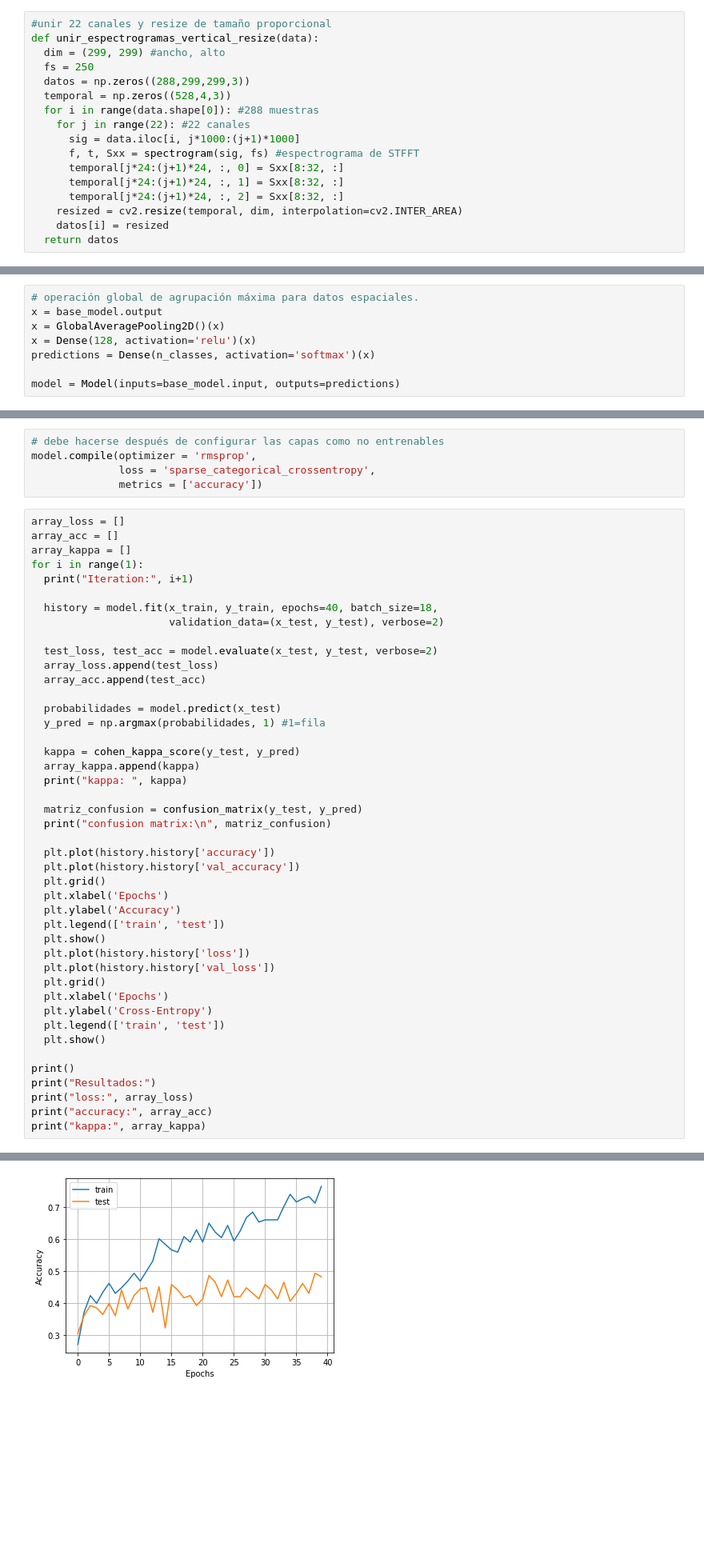
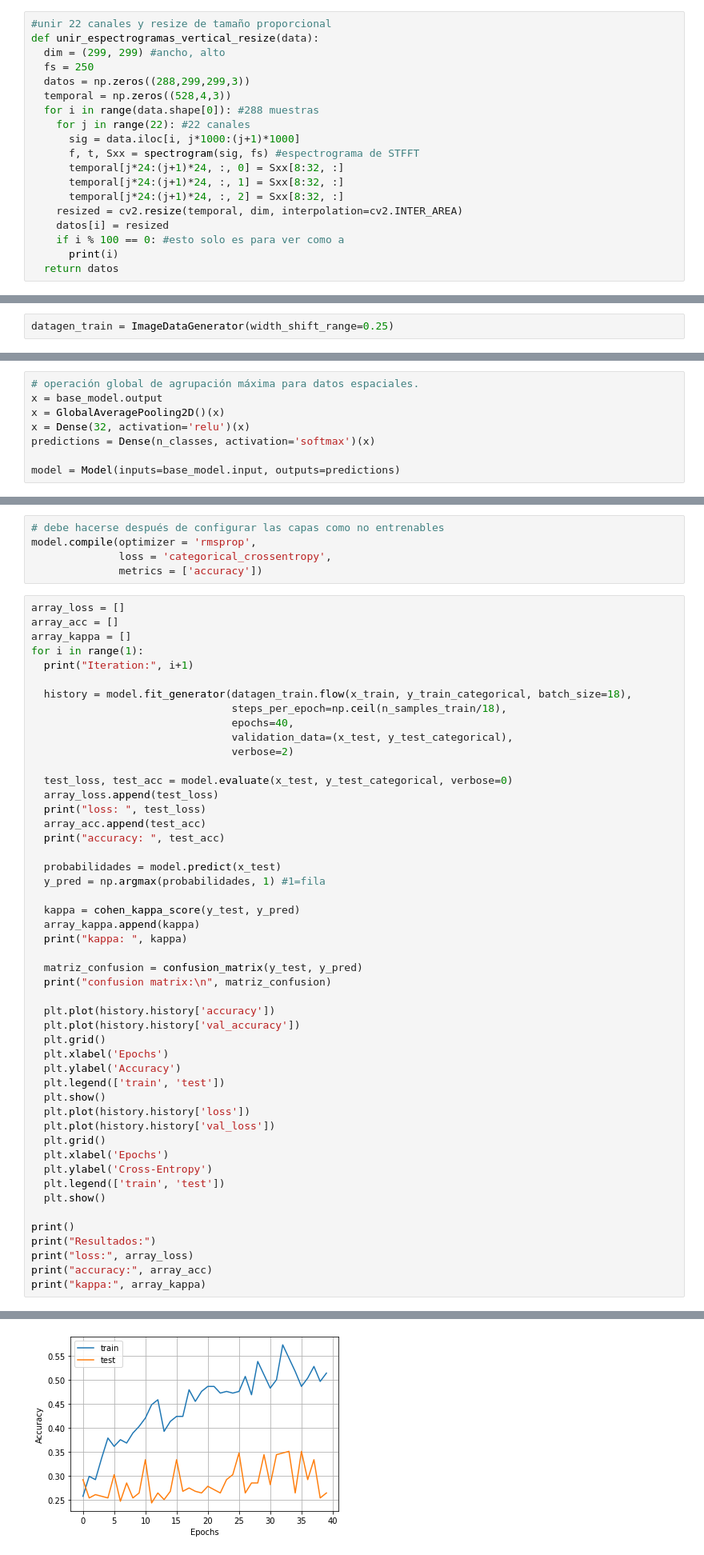
Before and after one commit to EdgarMoyete/Deep-Learning-BCI-IV-2a, a Jupyter notebook: Espectros-STFT/Fine-Tuning.ipynb, the cells around one changed output, grey strips where cells are left out. Shown: that part at 80% size. Drawn from its saved outputs; the diff is of its cells as text; blank space fills up the shorter version.

```diff
--- a/Espectros-STFT/Fine-Tuning.ipynb
+++ b/Espectros-STFT/Fine-Tuning.ipynb
@@ -93,6 +98,8 @@ def unir_espectrogramas_vertical_resize(data):
       temporal[j*24:(j+1)*24, :, 2] = Sxx[8:32, :]
     resized = cv2.resize(temporal, dim, interpolation=cv2.INTER_AREA)
     datos[i] = resized
+    if i % 100 == 0: #esto solo es para ver como a
+      print(i)
   return datos
 # %%
 #llamar a unir_espectrogramas_vertical_resize(data)
@@ -140,6 +154,8 @@ print(np.mean(x_test))
 1.095863e-06
 0.009374359
 0.009479575
+# %%
+datagen_train = ImageDataGenerator(width_shift_range=0.25)
 # %%
 base_model = InceptionV3(weights='imagenet',
                          include_top=False,
@@ -148,7 +164,7 @@ base_model = InceptionV3(weights='imagenet',
 # operación global de agrupación máxima para datos espaciales.
 x = base_model.output
 x = GlobalAveragePooling2D()(x)
-x = Dense(128, activation='relu')(x)
+x = Dense(32, activation='relu')(x)
 predictions = Dense(n_classes, activation='softmax')(x)
 
 model = Model(inputs=base_model.input, outputs=predictions)
@@ -160,7 +176,7 @@ for layer in base_model.layers:
 # %%
 # debe hacerse después de configurar las capas como no entrenables
 model.compile(optimizer = 'rmsprop',
-              loss = 'sparse_categorical_crossentropy',
+              loss = 'categorical_crossentropy',
               metrics = ['accuracy'])
 # %%
 array_loss = []
@@ -169,12 +185,17 @@ array_kappa = []
 for i in range(1):
   print("Iteration:", i+1)
 
-  history = model.fit(x_train, y_train, epochs=40, batch_size=18,
-                      validation_data=(x_test, y_test), verbose=2)
+  history = model.fit_generator(datagen_train.flow(x_train, y_train_categorical, batch_size=18),
+                                steps_per_epoch=np.ceil(n_samples_train/18),
+                                epochs=40,
+                                validation_data=(x_test, y_test_categorical),
+                                verbose=2)
 
-  test_loss, test_acc = model.evaluate(x_test, y_test, verbose=2)
+  test_loss, test_acc = model.evaluate(x_test, y_test_categorical, verbose=0)
   array_loss.append(test_loss)
+  print("loss: ", test_loss)
   array_acc.append(test_acc)
+  print("accuracy: ", test_acc)
 
   probabilidades = model.predict(x_test)
   y_pred = np.argmax(probabilidades, 1) #1=fila
@@ -227 +248 @@ Epoch 6/40
-[figure, old version]
+[figure, new version]
```
Also changed, not shown: parts of 11 cells of this notebook, 8 other files.
